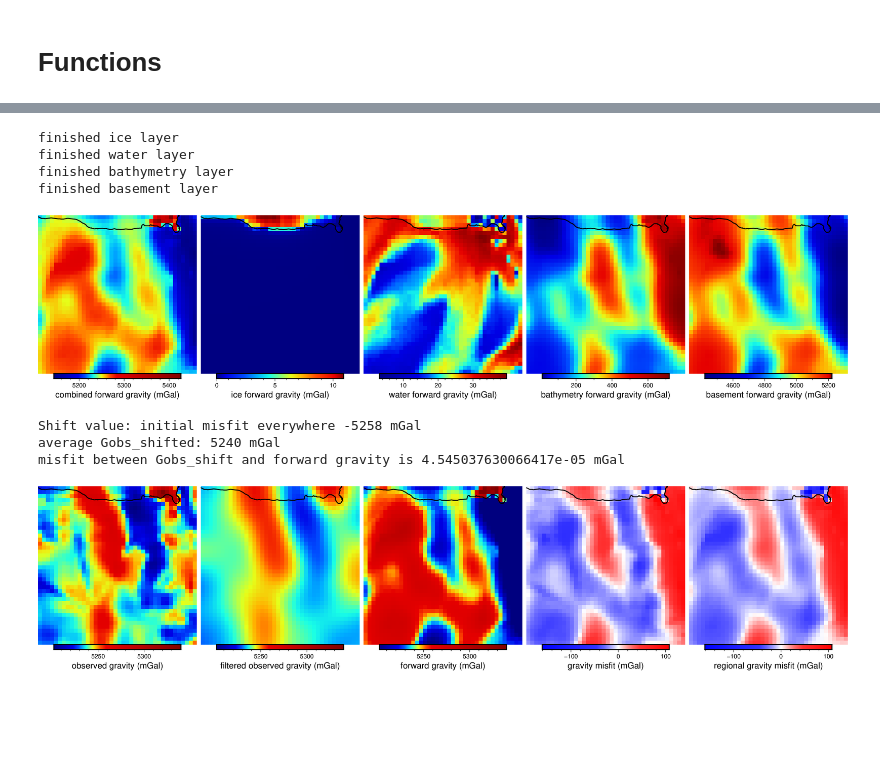
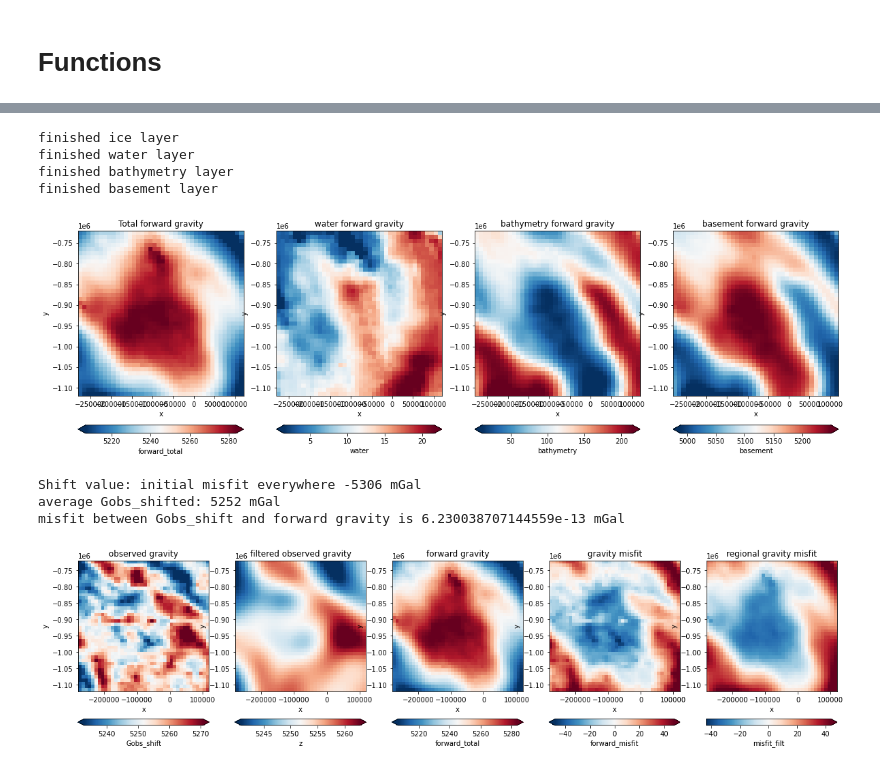
Before and after one commit to mdtanker/RIS_gravity_inversion, a Jupyter notebook: RIS_inversion.ipynb, the cells around one changed output, grey strips where cells are left out. Saved outputs shown, nothing was run; the diff lists cells and outputs as text; code cells hidden in the pictures; blank space fills up the shorter version.

```diff
--- a/RIS_inversion.ipynb
+++ b/RIS_inversion.ipynb
@@ -901,17 +1090,17 @@ ice top: 459m and bottom: 154m
 # %%
-forward_grav_layers(layers, plot=True)
+forward_grav_layers(layers, layers_list[layers_list!='ice'], plot=True, plot_type='xarray') #layers_list[layers_list!='ice']
 # %% [output]
 finished ice layer
 finished water layer
 finished bathymetry layer
 finished basement layer
-[figure, old version]
+[figure, new version]
 # %%
-anomalies(layers, plot=True, filter='g200e3')
+anomalies(layers, filter='g200e3', plot=True, plot_type='xarray')
 # %% [output]
-Shift value: initial misfit everywhere -5258 mGal
-average Gobs_shifted: 5240 mGal
-misfit between Gobs_shift and forward gravity is 4.545037630066417e-05 mGal
+Shift value: initial misfit everywhere -5306 mGal
+average Gobs_shifted: 5252 mGal
+misfit between Gobs_shift and forward gravity is 6.230038707144559e-13 mGal
-[figure, old version]
+[figure, new version]
 # %%
 geo_inversion(
```
Also changed, not shown: parts of 7 cells of this notebook, 4 other files.
